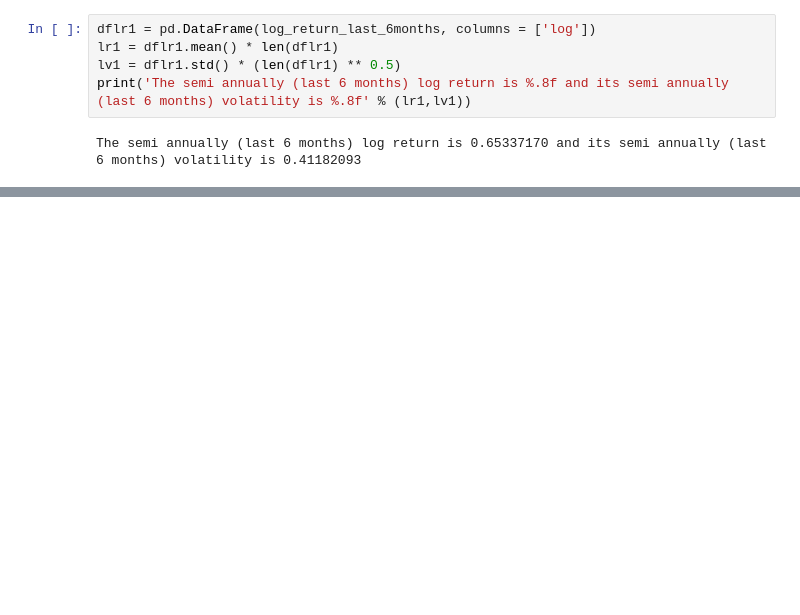
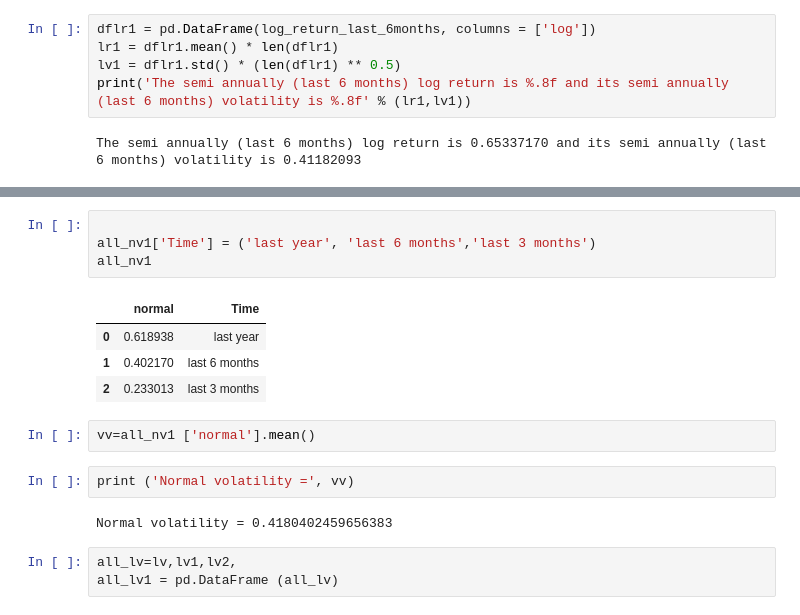
Before and after one commit to abdul-dado/Computational-Methods-for-Finance-CW, a Jupyter notebook: CW part1.ipynb, the cells around one changed output, grey strips where cells are left out. Drawn from its saved outputs; the diff is of its cells as text; blank space fills up the shorter version.

```diff
--- a/CW part1.ipynb
+++ b/CW part1.ipynb
@@ -496,0 +370,18 @@ all_nr
+# %%
+
+all_nv1['Time'] = ('last year', 'last 6 months','last 3 months')
+all_nv1
+# %% [output]
+|  | normal | Time |
+| 0 | 0.618938 | last year |
+| 1 | 0.402170 | last 6 months |
+| 2 | 0.233013 | last 3 months |
+# %%
+vv=all_nv1 ['normal'].mean()
+# %%
+print ('Normal volatility =', vv)
+# %% [output]
+Normal volatility = 0.4180402459656383
+# %%
+all_lv=lv,lv1,lv2,
+all_lv1 = pd.DataFrame (all_lv)
```
Also changed, not shown: parts of 34 cells of this notebook.
